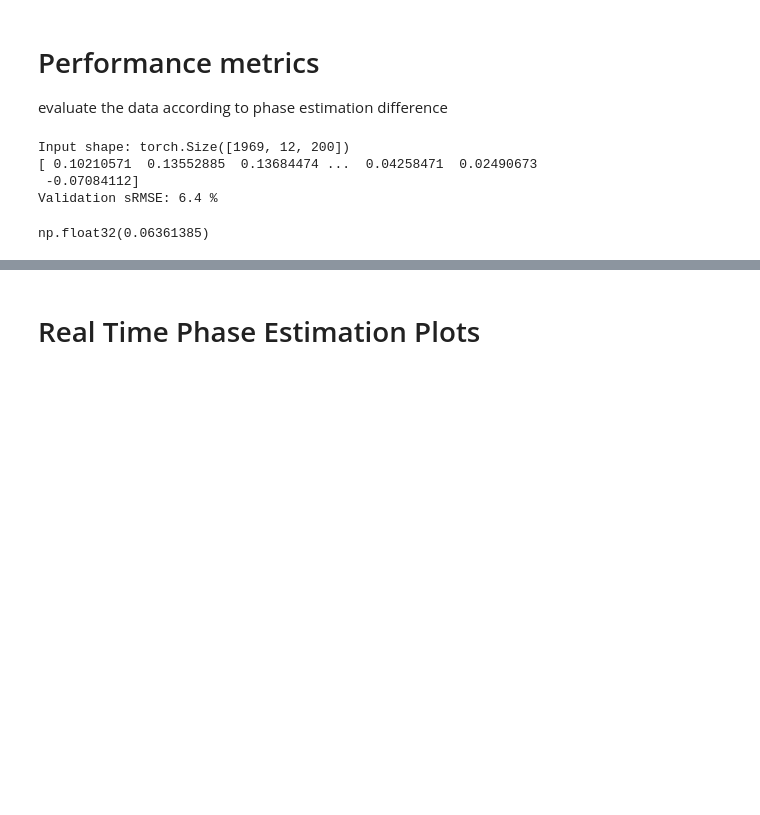
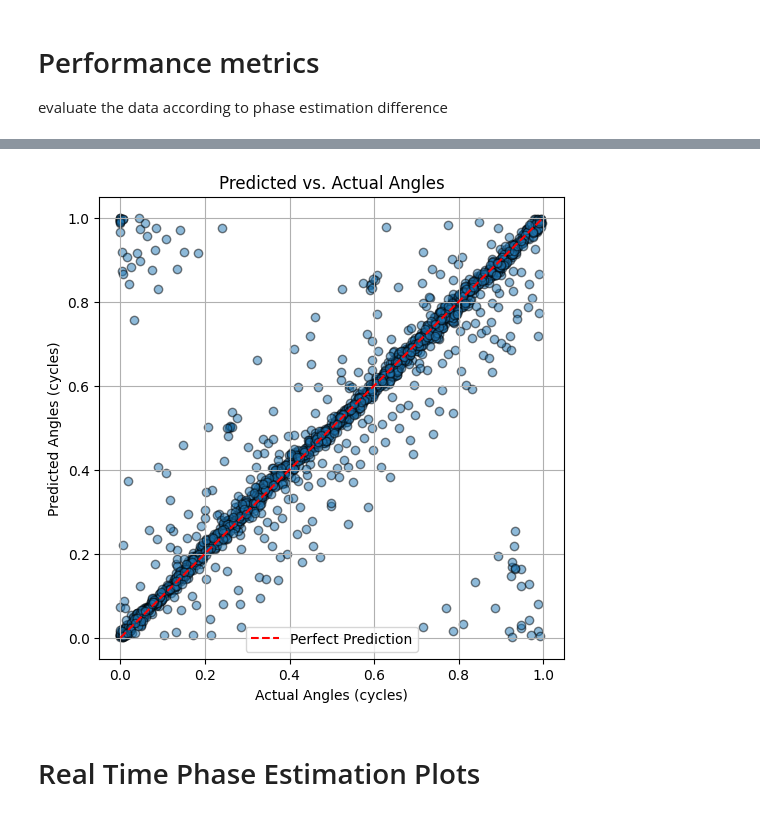
Before and after one commit to BeNavon/LBIS_project, a Jupyter notebook: baseline 1802.ipynb, the cells around one changed output, grey strips where cells are left out. Cells and saved outputs as stored; diff of their text form; code cells hidden in the pictures; blank space fills up the shorter version.

Commit message:
feat: added prints for evaluations at the end.

```diff
--- a/baseline 1802.ipynb
+++ b/baseline 1802.ipynb
@@ -406,9 +424,14 @@ def compute_sRMSE_on_validation(model, device, val_loader):
-# %%
-# Compute sRMSE on validation set
-compute_sRMSE_on_validation(model, device, val_loader)
-# %% [output]
-Input shape: torch.Size([1969, 12, 200])
-[ 0.10210571  0.13552885  0.13684474 ...  0.04258471  0.02490673
- -0.07084112]
-Validation sRMSE: 6.4 %
-np.float32(0.06361385)
+# %%
+# get predicted and actual labels for validation data:
+y_pred, y_actual = get_y_pred_and_actual_on_validation(model, device, val_loader)
+# compute the loss
+final_train_loss = compute_loss(model, train_loader, criterion, device)
+final_val_loss = compute_loss(model, val_loader, criterion, device)
+# Compute sRMSE on validation data:
+sRMSE = calculate_sRMSE(y_pred,y_actual)
+# Print results
+print(f"Recalculated Training Loss: {final_train_loss:.4f}")
+print(f"Recalculated Validation Loss: {final_val_loss:.4f}")
+print(f"Validation sRMSE: {100*sRMSE:.4f} %")
+draw_angles(y_pred,y_actual)
+# %% [output]
@@ -415,2 +441,3 @@ np.float32(0.06361385)
+[figure, added]
 # %% [markdown]
 # Real Time Phase Estimation Plots
```
Also changed, not shown: parts of 4 cells of this notebook.
